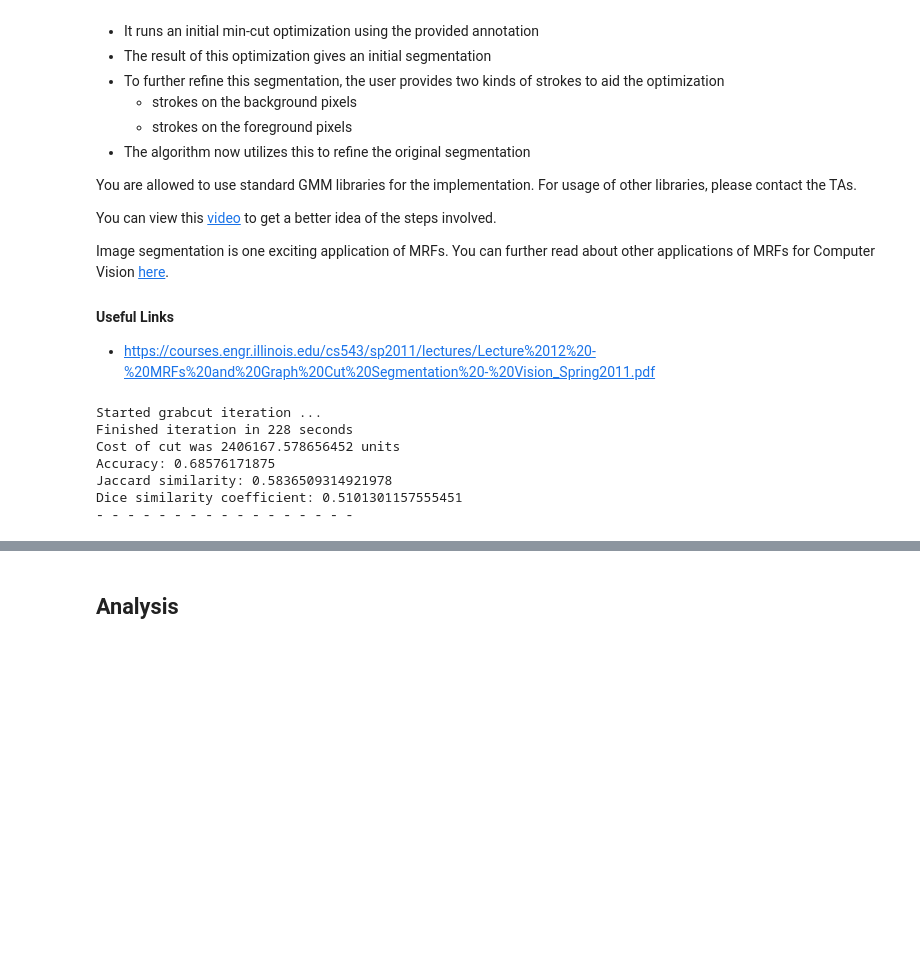
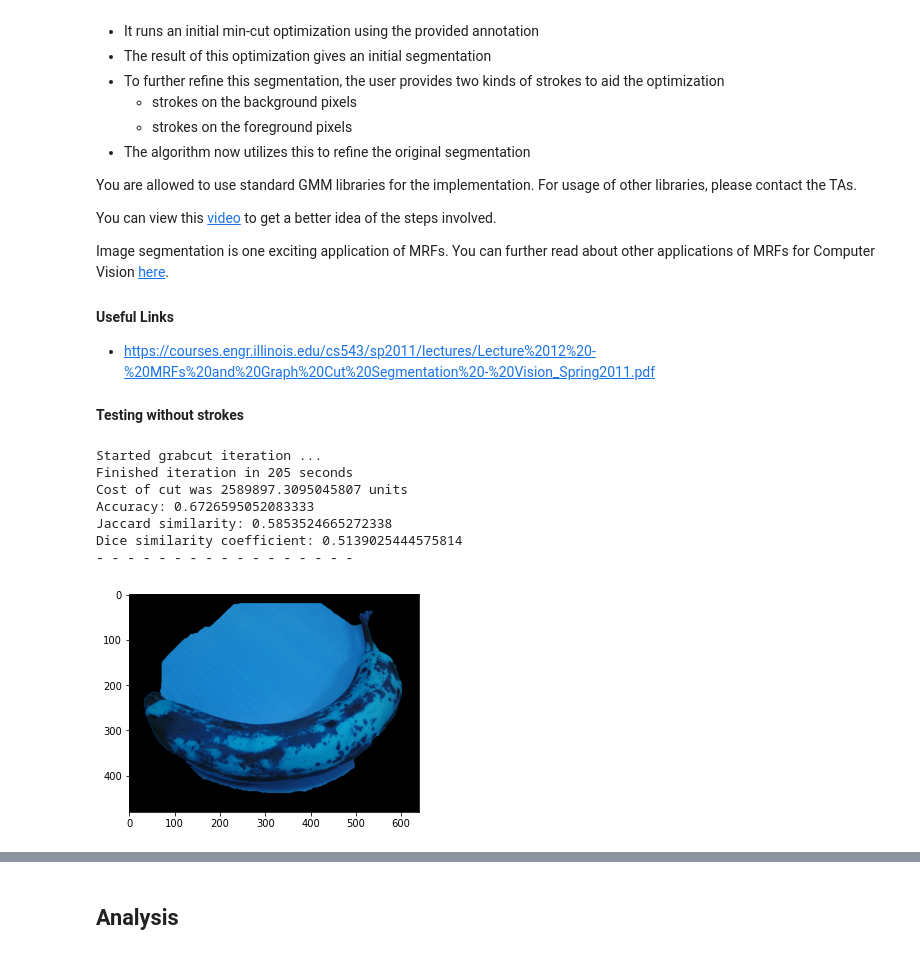
Before and after one commit to tusharc31/Computer-Vision, a Jupyter notebook: Assignment-3/src/Assignment3.ipynb, the cells around one changed output, grey strips where cells are left out. Saved outputs shown, nothing was run; the diff lists cells and outputs as text; code cells hidden in the pictures; blank space fills up the shorter version.

```diff
--- a/Assignment-3/src/Assignment3.ipynb
+++ b/Assignment-3/src/Assignment3.ipynb
@@ -127,8 +122,8 @@ class EventHandler:
                 temp = np.zeros(self._types.shape, dtype=np.uint8)
                 rect = self.FLAGS['RECT']
                 temp[rect[1]:rect[1]+rect[3], rect[0]:rect[0]+rect[2]] = 1
-                self._types[temp == 0] = con.FIX
-                self._alphas[rect[1]:rect[1]+rect[3], rect[0]:rect[0]+rect[2]] = con.FG
+                self._types[temp == 0] = 1
+                self._alphas[rect[1]:rect[1]+rect[3], rect[0]:rect[0]+rect[2]] = 1
 
 
         # Draw strokes for refinement
@@ -138,23 +133,23 @@ class EventHandler:
                 self.FLAGS['DRAW_STROKE'] = True
                 cv2.circle(self.img, (x,y), 3, self.FLAGS['value']['color'], -1)
                 cv2.circle(self._alphas, (x,y), 3, self.FLAGS['value']['val'], -1)
-                cv2.circle(self._types, (x,y), 3, con.FIX, -1)
+                cv2.circle(self._types, (x,y), 3, 1, -1)
 
         elif event == cv2.EVENT_MOUSEMOVE:
             if self.FLAGS['DRAW_STROKE'] == True:
                 cv2.circle(self.img, (x, y), 3, self.FLAGS['value']['color'], -1)
                 cv2.circle(self._alphas, (x,y), 3, self.FLAGS['value']['val'], -1)
-                cv2.circle(self._types, (x,y), 3, con.FIX, -1)
+                cv2.circle(self._types, (x,y), 3, 1, -1)
 
         elif event == cv2.EVENT_LBUTTONUP:
             if self.FLAGS['DRAW_STROKE'] == True:
                 self.FLAGS['DRAW_STROKE'] = False
                 cv2.circle(self.img, (x, y), 3, self.FLAGS['value']['color'], -1)
                 cv2.circle(self._alphas, (x,y), 3, self.FLAGS['value']['val'], -1)
-                cv2.circle(self._types, (x,y), 3, con.FIX, -1)
+                cv2.circle(self._types, (x,y), 3, 1, -1)
 # %%
-def run(filename, gt_name, n_components=NUM_GMM_COMP, gamma=GAMMA, lamda=LAMDA,
-        num_iters=NUM_ITERS, tol=TOL, connect_diag=True, unary_type=UNARY_TYPE):
+def run(filename, gt_name, n_components=NUM_GMM_COMP, gamma=GAMMA, lamda=9*GAMMA,
+        num_iters=NUM_ITERS, tol=1e-3, connect_diag=True, unary_type=UNARY_TYPE, plot_flg=True):
 
     gt_alphas = plt.imread(gt_name)
 
@@ -179,8 +174,8 @@ def run(filename, gt_name, n_components=NUM_GMM_COMP, gamma=GAMMA, lamda=LAMDA,
     'WHITE' : [255,255,255]
     }
 
-    DRAW_BG = {'color' : COLORS['BLACK'], 'val' : con.BG}
-    DRAW_FG = {'color' : COLORS['WHITE'], 'val' : con.FG}
+    DRAW_BG = {'color' : COLORS['BLACK'], 'val' : 0}
+    DRAW_FG = {'color' : COLORS['WHITE'], 'val' : 1}
 
     FLAGS = {
         'RECT' : (0, 0, 1, 1),
@@ -248,17 +243,15 @@ def run(filename, gt_name, n_components=NUM_GMM_COMP, gamma=GAMMA, lamda=LAMDA,
         elif k == 13:
             # Press carriage return to initiate segmentation
 
-            #-------------------------------------------------#
-            # Implement GrabCut here.                         #
-            # Function should return a mask which can be used #
-            # to segment the original image as shown on L90   #
-            #-------------------------------------------------#
             alphas = grab_cut(img2, types, alphas, n_components, gamma, lamda, num_iters, tol, connect_diag, unary_type, gt_alphas)
             EventObj.alphas = alphas
 
         EventObj.flags = FLAGS
         mask2 = np.where((alphas == 1), 255, 0).astype('uint8')
         output = cv2.bitwise_and(img2, img2, mask = mask2)
+
+    if plot_flg==True:
+        plt.imshow(output)
 # %%
 def prob_distribution(d, gmm_model):
 
@@ -419,15 +412,17 @@ def grab_cut(img_, types_, alphas_, n_components, gamma, lamda, num_iters, tol,
     print(f"Dice similarity coefficient: {get_dice_sim(alphas, gt_alphas)}")
     print("- - - - - - - - - - - - - - - - -")
     return alphas
+# %% [markdown]
+**Testing without strokes**
 # %%
-if __name__ == '__main__':
-    try: run('../images/banana1.jpg', '../ground_truth/banana1.bmp')
-    finally: cv2.destroyAllWindows()
+try: run('../images/banana1.jpg', '../ground_truth/banana1.bmp')
+finally: cv2.destroyAllWindows()
 # %% [output]
 Started grabcut iteration ...
-Finished iteration in 228 seconds
-Cost of cut was 2406167.578656452 units
-Accuracy: 0.68576171875
-Jaccard similarity: 0.5836509314921978
-Dice similarity coefficient: 0.5101301157555451
+Finished iteration in 205 seconds
+Cost of cut was 2589897.3095045807 units
+Accuracy: 0.6726595052083333
+Jaccard similarity: 0.5853524665272338
+Dice similarity coefficient: 0.5139025444575814
 - - - - - - - - - - - - - - - - -
+[figure, added]
```
Also changed, not shown: parts of 45 cells of this notebook, 11 other files.
